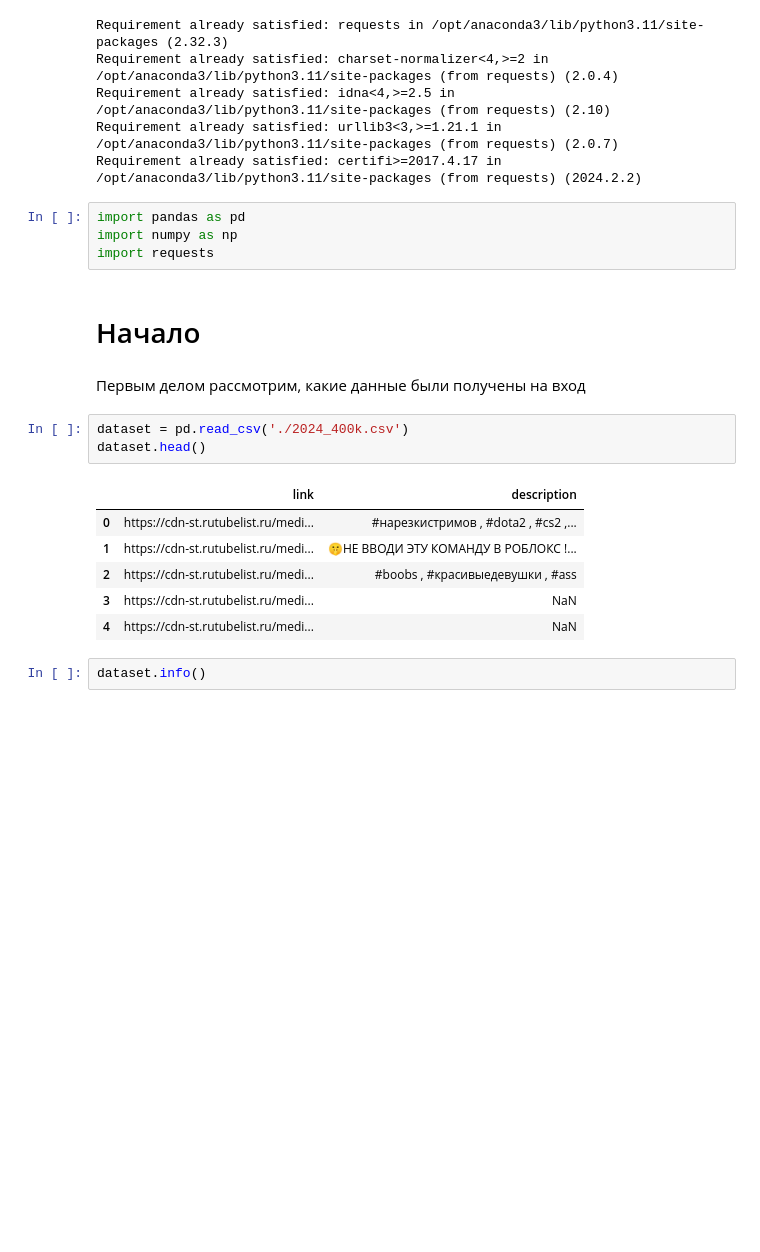
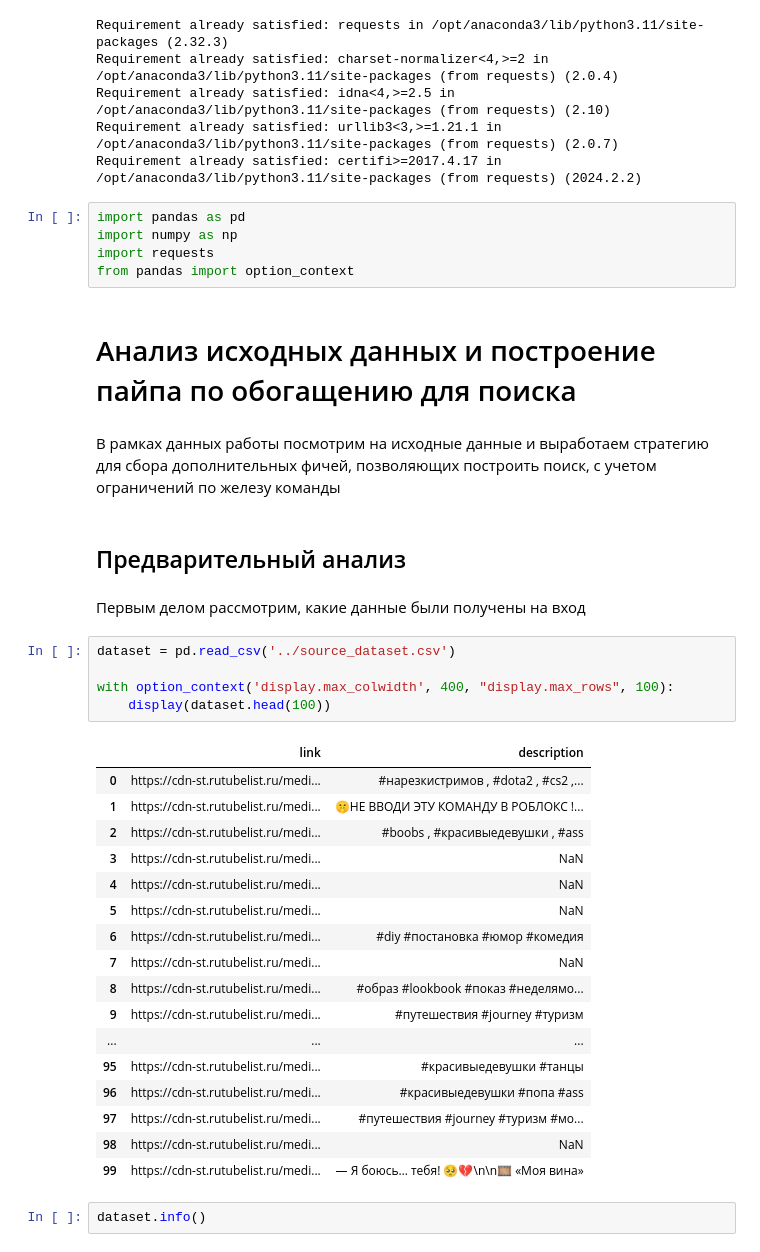
Before and after one commit to Dnal-c/etl-process, a Jupyter notebook: notebooks/data_analys.ipynb, the cells around one changed output. Drawn from its saved outputs; the diff is of its cells as text; blank space fills up the shorter version.

```diff
--- a/notebooks/data_analys.ipynb
+++ b/notebooks/data_analys.ipynb
@@ -10,20 +10,38 @@ Requirement already satisfied: certifi>=2017.4.17 in /opt/anaconda3/lib/python3.
 import pandas as pd
 import numpy as np
 import requests
+from pandas import option_context
 # %% [markdown]
-# Начало
+# Анализ исходных данных и построение пайпа по обогащению для поиска
+# %% [markdown]
+В рамках данных работы посмотрим на исходные данные и выработаем стратегию для сбора дополнительных фичей, позволяющих построить поиск, с учетом ограничений по железу команды
+# %% [markdown]
+## Предварительный анализ
 # %% [markdown]
 Первым делом рассмотрим, какие данные были получены на вход
 # %%
-dataset = pd.read_csv('./2024_400k.csv')
-dataset.head()
+dataset = pd.read_csv('../source_dataset.csv')
+
+with option_context('display.max_colwidth', 400, "display.max_rows", 100):
+    display(dataset.head(100))
 # %% [output]
 |  | link | description |
 | 0 | https://cdn-st.rutubelist.ru/medi... | #нарезкистримов , #dota2 , #cs2 ,... |
 | 1 | https://cdn-st.rutubelist.ru/medi... | 🤫НЕ ВВОДИ ЭТУ КОМАНДУ В РОБЛОКС !... |
 | 2 | https://cdn-st.rutubelist.ru/medi... | #boobs , #красивыедевушки , #ass |
 | 3 | https://cdn-st.rutubelist.ru/medi... | NaN |
 | 4 | https://cdn-st.rutubelist.ru/medi... | NaN |
+| 5 | https://cdn-st.rutubelist.ru/medi... | NaN |
+| 6 | https://cdn-st.rutubelist.ru/medi... | #diy #постановка #юмор #комедия |
+| 7 | https://cdn-st.rutubelist.ru/medi... | NaN |
+| 8 | https://cdn-st.rutubelist.ru/medi... | #образ #lookbook #показ #неделямо... |
+| 9 | https://cdn-st.rutubelist.ru/medi... | #путешествия #journey #туризм |
+| ... | ... | ... |
+| 95 | https://cdn-st.rutubelist.ru/medi... | #красивыедевушки #танцы |
+| 96 | https://cdn-st.rutubelist.ru/medi... | #красивыедевушки #попа #ass |
+| 97 | https://cdn-st.rutubelist.ru/medi... | #путешествия #journey #туризм #мо... |
+| 98 | https://cdn-st.rutubelist.ru/medi... | NaN |
+| 99 | https://cdn-st.rutubelist.ru/medi... | — Я боюсь… тебя! 🥺💔\n\n🎞️ «Моя вина» |
 # %%
 dataset.info()
 # %% [output]
```
Also changed, not shown: parts of 16 cells of this notebook, 7 other files.
